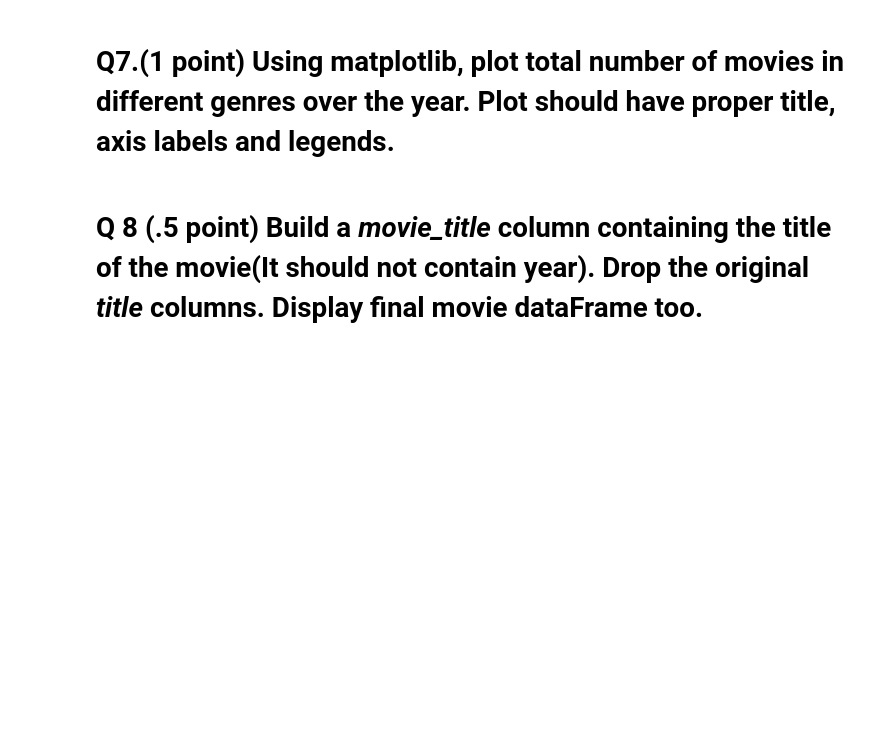
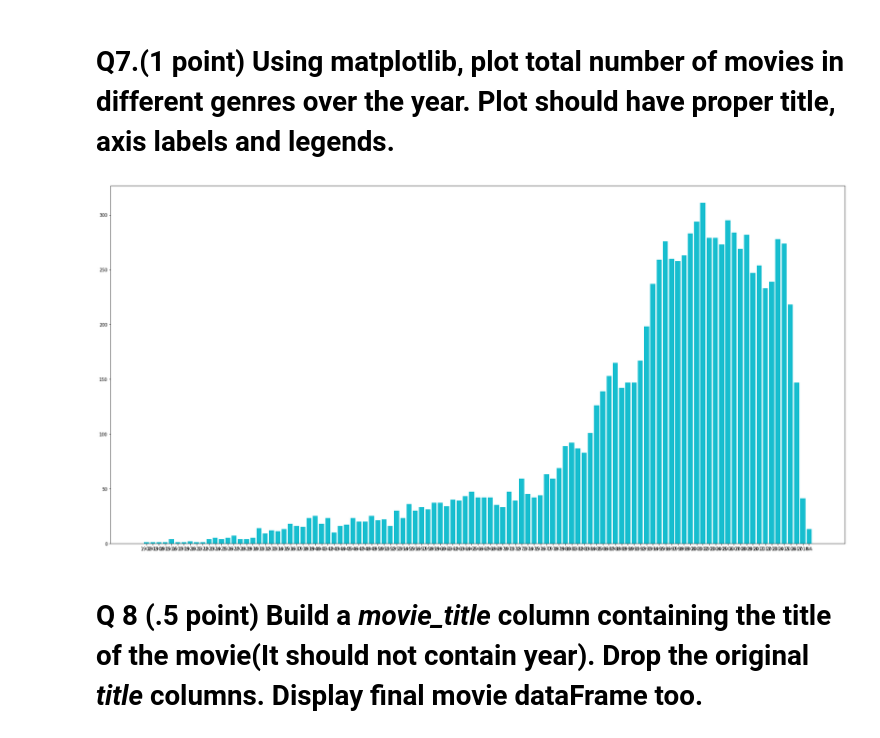
Before and after one commit to benkarabinus/nerdy_data_stuff, a Jupyter notebook: DU/COMP4447/Week7/Week7ProgrammingAssignment/hw7_movie_analysis_using_pandas.ipynb, the cells around one changed output. Drawn from its saved outputs; the diff is of its cells as text; code cells hidden in the pictures; blank space fills up the shorter version.

```diff
--- a/DU/COMP4447/Week7/Week7ProgrammingAssignment/hw7_movie_analysis_using_pandas.ipynb
+++ b/DU/COMP4447/Week7/Week7ProgrammingAssignment/hw7_movie_analysis_using_pandas.ipynb
@@ -92,4 +162,15 @@ note
 # %% [markdown]
 # Q7.(1 point) Using matplotlib, plot total number of movies in different genres over the year. Plot should have proper title, axis labels and legends.
+# %%
+%matplotlib inline
+# prepare the data
+buckets =list(unique_genre)
+movies_by_year_genre = movie.groupby(by='year').count()[buckets]
+plt.figure(figsize=(30, 15))
+color_number = 0
+for col in buckets:
+    plt.bar(movies_by_year_genre.index, movies_by_year_genre[col])
+# %% [output]
+[figure, added]
 # %% [markdown]
 # Q 8 (.5 point) Build a *movie_title* column containing  the title of the movie(It should not contain year). Drop the original *title* columns. Display final movie dataFrame too.
```
Also changed, not shown: parts of 19 cells of this notebook, 4 other files.
